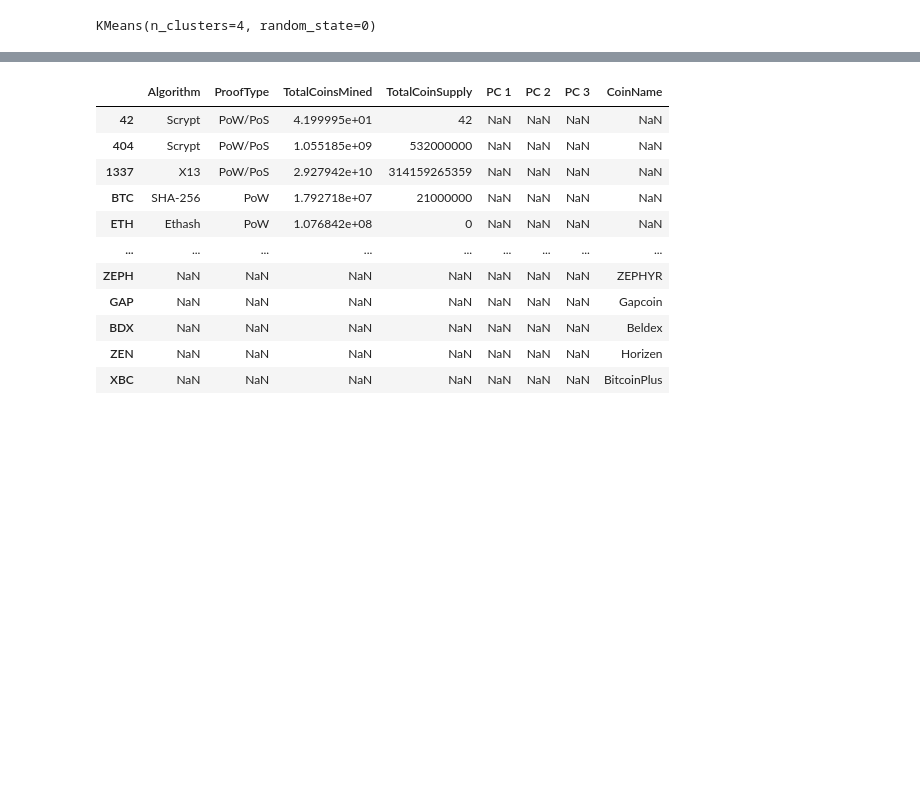
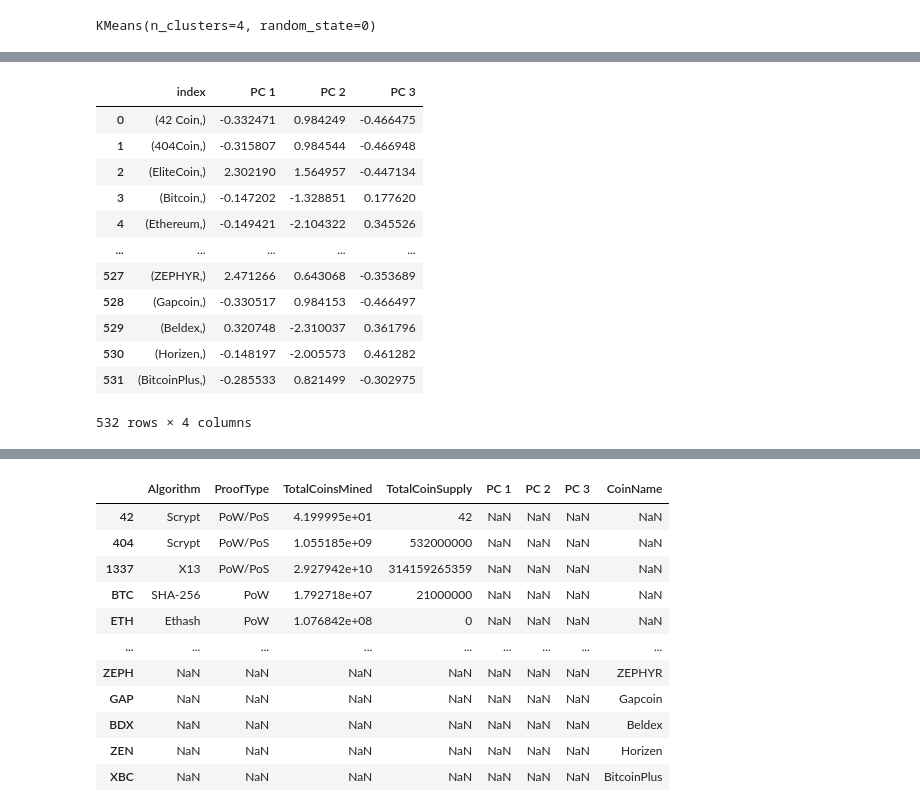
Before and after one commit to XSR700/Cryptocurrencies, a Jupyter notebook: crypto_clustering.ipynb, the cells around one changed output, grey strips where cells are left out. Cells and saved outputs as stored; diff of their text form; code cells hidden in the pictures; blank space fills up the shorter version.

```diff
--- a/crypto_clustering.ipynb
+++ b/crypto_clustering.ipynb
@@ -313,3 +298,21 @@ print(predictions)
+# %%
+crypto_df.reset_index()
+
+pcs_df.reset_index()
+# %% [output]
+|  | index | PC 1 | PC 2 | PC 3 |
+| 0 | (42 Coin,) | -0.332471 | 0.984249 | -0.466475 |
+| 1 | (404Coin,) | -0.315807 | 0.984544 | -0.466948 |
+| 2 | (EliteCoin,) | 2.302190 | 1.564957 | -0.447134 |
+| 3 | (Bitcoin,) | -0.147202 | -1.328851 | 0.177620 |
+| 4 | (Ethereum,) | -0.149421 | -2.104322 | 0.345526 |
+| ... | ... | ... | ... | ... |
+| 527 | (ZEPHYR,) | 2.471266 | 0.643068 | -0.353689 |
+| 528 | (Gapcoin,) | -0.330517 | 0.984153 | -0.466497 |
+| 529 | (Beldex,) | 0.320748 | -2.310037 | 0.361796 |
+| 530 | (Horizen,) | -0.148197 | -2.005573 | 0.461282 |
+| 531 | (BitcoinPlus,) | -0.285533 | 0.821499 | -0.302975 |
+532 rows × 4 columns
 # %%
 # Create a new DataFrame including predicted clusters and cryptocurrencies features.
 # Concatentate the crypto_df and pcs_df DataFrames on the same columns.
```
Also changed, not shown: parts of 9 cells of this notebook.
